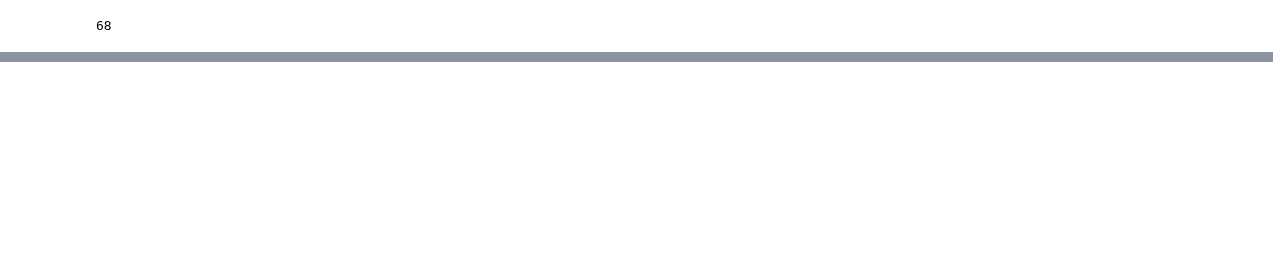
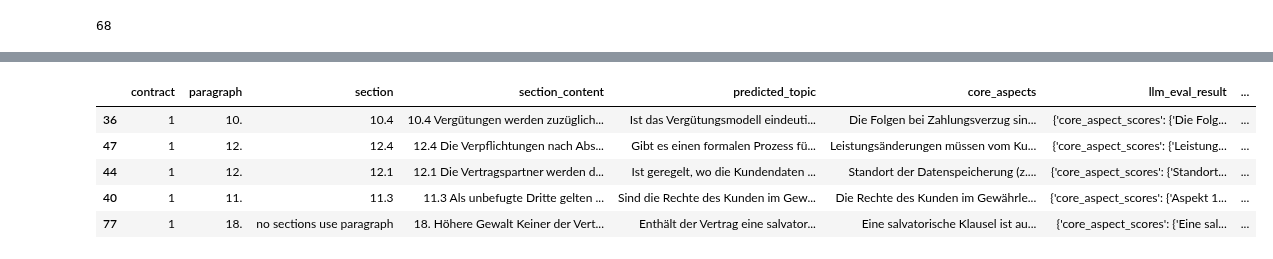
Before and after one commit to Nils7291/NLP_Contract_Checker, a Jupyter notebook: notebooks/00_main.ipynb, the cells around one changed output, grey strips where cells are left out. Drawn from its saved outputs; the diff is of its cells as text; code cells hidden in the pictures; blank space fills up the shorter version.

```diff
--- a/notebooks/00_main.ipynb
+++ b/notebooks/00_main.ipynb
@@ -2007,7 +2024,7 @@ class MultilingualParaphraseCosineClassifier(nn.Module):
         if isinstance(texts, str):
             texts = [texts]
 
-        inputs = self.tokenizer(texts, padding=True, truncation=True, return_tensors="pt").to(self.bert.device)
+        inputs = self.tokenizer(texts, padding=True, truncation=True, return_tensors="pt")
         outputs = self.bert(**inputs)
         token_embeddings = outputs.last_hidden_state  # (B, T, H)
 
@@ -2101,9 +2136,16 @@ from torch.utils.data import DataLoader
 from torch.utils.data import Dataset
 # %%
 
-df_labeled["label"] = df_labeled["catalog_id"].astype(int)
-labels = df_labeled["label"].tolist()
-texts = df_labeled["clean_section_content"].tolist()
+# Nur Zeilen behalten, bei denen "clean_section_content" nicht NaN ist
+filtered_df = df_labeled.dropna(subset=["clean_section_content"])
+
+# Labels (int) extrahieren
+filtered_df["label"] = filtered_df["catalog_id"].astype(int)
+
+# Listen erzeugen
+texts = filtered_df["clean_section_content"].tolist()
+labels = filtered_df["label"].tolist()
+
 
 # Split in Train/Test
 train_texts, val_texts, train_labels, val_labels = train_test_split(
@@ -2251,9 +2334,17 @@ plt.show()
 # %%
 from torch.utils.data import Dataset
 
-df_labeled["label"] = df_labeled["catalog_id"].astype(int)
-labels = df_labeled["label"].tolist()
-texts = df_labeled["clean_section_content"].tolist()
+
+# Nur Zeilen behalten, bei denen "clean_section_content" nicht NaN ist
+filtered_df = df_labeled.dropna(subset=["clean_section_content"])
+
+# Labels (int) extrahieren
+filtered_df["label"] = filtered_df["catalog_id"].astype(int)
+
+# Listen erzeugen
+texts = filtered_df["clean_section_content"].tolist()
+labels = filtered_df["label"].tolist()
+
 train_texts, val_texts, train_labels, val_labels = train_test_split(
     texts, labels, test_size=0.2,  random_state=42
 )
@@ -2289,5 +2386,5 @@ val_loader = DataLoader(
 # %%
-epochs = 100  #number of epochs i.e. how many times is the whole dataset passed through the architecture
+epochs = 1000  #number of epochs i.e. how many times is the whole dataset passed through the architecture
 patience = 10  # Number of epochs to wait before stopping if no improvement
 best_val_loss = float("inf")
 patience_counter = 0
@@ -2690,0 +2843,18 @@ KeyboardInterrupt:
+# %%
+
+# Nur Zeilen anzeigen, bei denen "average_fulfillment_percent" nicht None ist
+df_eval[df_eval["average_fulfillment_percent"].notnull()].sort_values("average_fulfillment_percent").head()
+display(df_eval[df_eval["average_fulfillment_percent"].notnull()].sort_values("average_fulfillment_percent").head())
+print()
+# Optionally save the evaluated results
+df_eval.to_pickle("../data/llm_eval_result.pkl")
+
+# preview first few results
+#display(df_eval[["clean_section_content", "core_aspect_scores", "average_fulfillment_percent"]].head())
+# %% [output]
+|  | contract | paragraph | section | section_content | predicted_topic | core_aspects | llm_eval_result | ... |
+| 36 | 1 | 10. | 10.4 | 10.4 Vergütungen werden zuzüglich... | Ist das Vergütungsmodell eindeuti... | Die Folgen bei Zahlungsverzug sin... | {'core_aspect_scores': {'Die Folg... | ... |
+| 47 | 1 | 12. | 12.4 | 12.4 Die Verpflichtungen nach Abs... | Gibt es einen formalen Prozess fü... | Leistungsänderungen müssen vom Ku... | {'core_aspect_scores': {'Leistung... | ... |
+| 44 | 1 | 12. | 12.1 | 12.1 Die Vertragspartner werden d... | Ist geregelt, wo die Kundendaten ... | Standort der Datenspeicherung (z.... | {'core_aspect_scores': {'Standort... | ... |
+| 40 | 1 | 11. | 11.3 | 11.3 Als unbefugte Dritte gelten ... | Sind die Rechte des Kunden im Gew... | Die Rechte des Kunden im Gewährle... | {'core_aspect_scores': {'Aspekt 1... | ... |
+| 77 | 1 | 18. | no sections use paragraph | 18. Höhere Gewalt Keiner der Vert... | Enthält der Vertrag eine salvator... | Eine salvatorische Klausel ist au... | {'core_aspect_scores': {'Eine sal... | ... |
```
Also changed, not shown: parts of 34 cells of this notebook.
